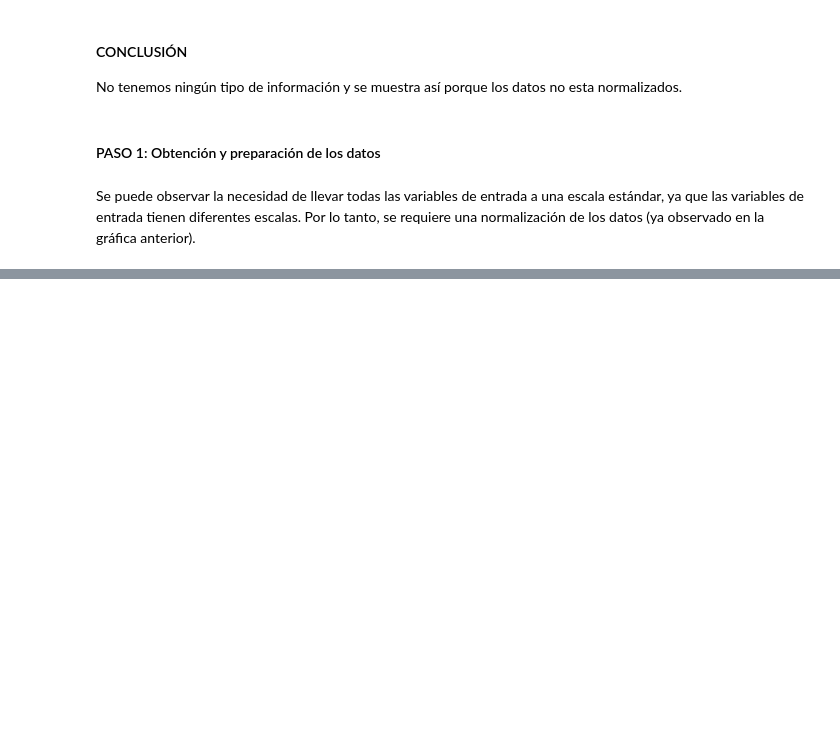
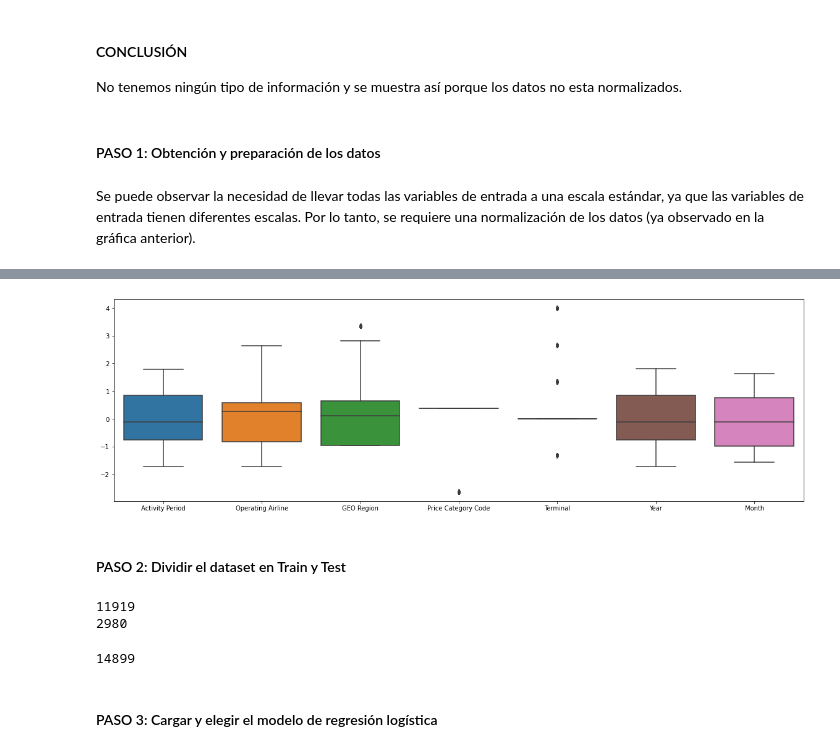
Before and after one commit to albabernal03/BD_proyecto_final, a Jupyter notebook: notebook/analisis.ipynb, the cells around one changed output, grey strips where cells are left out. Saved outputs shown, nothing was run; the diff lists cells and outputs as text; code cells hidden in the pictures; blank space fills up the shorter version.

Commit message:
hemos pasadi a elegir el modelo de regresión logística

```diff
--- a/notebook/analisis.ipynb
+++ b/notebook/analisis.ipynb
@@ -553,3 +553,11 @@ X = df_copy.drop(['Categoria'], axis='columns')
 y = df_copy['Categoria']
 # %% [markdown]
 Se puede observar la necesidad de llevar todas las variables de entrada a una escala estándar, ya que las variables de entrada tienen diferentes escalas. Por lo tanto, se requiere una normalización de los datos (ya observado en la gráfica anterior).
+# %%
+# importar los objetos necesarios de la librería sklearn
+from sklearn.preprocessing import StandardScaler
+
+# declarar el tipo de escalamiento y aplicarlo al conjunto de datos
+escalado = StandardScaler().fit(X)
+dataset_normal = escalado.transform(X)
+dataset_normal
@@ -555,0 +578,5 @@ Se puede observar la necesidad de llevar todas las variables de entrada a una es
+# %%
+# Lo convertimos en un DataFrame, añadiendole sus etiquetas
+X_normal = pd.DataFrame(dataset_normal, columns=X.columns)
+print(type(X_normal))
+X_normal
@@ -555,0 +598,9 @@ Se puede observar la necesidad de llevar todas las variables de entrada a una es
+# %%
+# Graficar la distribución de los valores estandarizados
+plt.figure(figsize=(20,6))
+sns.boxplot(data=X_normal,  orient='v')
+plt.show()
+# %% [output]
+[figure, added]
+# %% [markdown]
+#### PASO 2: Dividir el dataset en Train y Test
@@ -555,0 +611,11 @@ Se puede observar la necesidad de llevar todas las variables de entrada a una es
+# %%
+# "test_size" representa la proporción del conjunto de datos a incluir en la división de Test
+print(X_train.shape[0])
+print(X_test.shape[0])
+X_train.shape[0] + X_test.shape[0]
+# %% [output]
+11919
+2980
+14899
+# %% [markdown]
+#### PASO 3: Cargar y elegir el modelo de regresión logística
```
Also changed, not shown: parts of 4 cells of this notebook.
